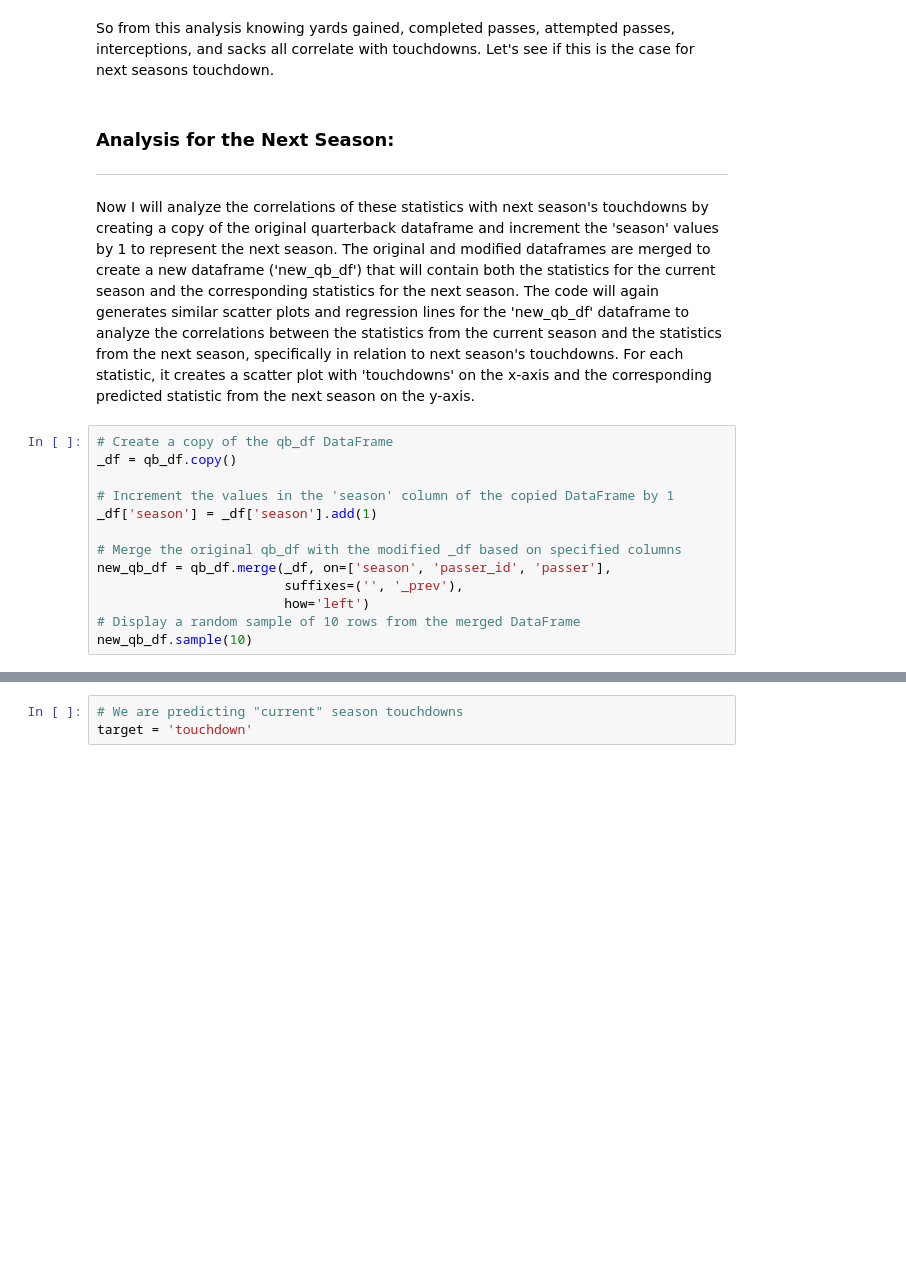
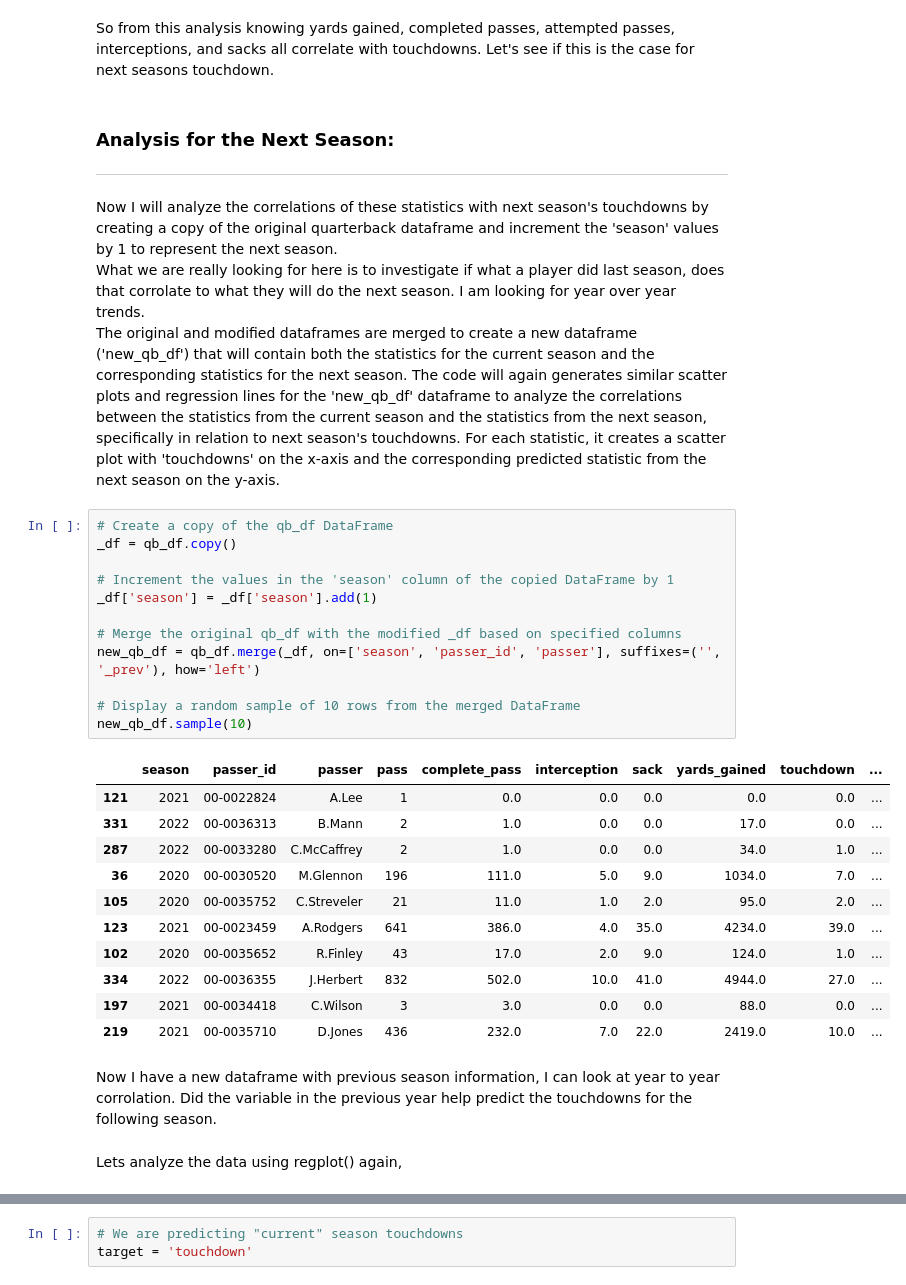
Before and after one commit to Lynch08/Machine_Learning_And_Statistics_2023, a Jupyter notebook: regression.ipynb, the cells around one changed output, grey strips where cells are left out. Cells and saved outputs as stored; diff of their text form; blank space fills up the shorter version.

```diff
--- a/regression.ipynb
+++ b/regression.ipynb
@@ -458,22 +578,38 @@ So from this analysis knowing yards gained, completed passes, attempted passes,
 ***
 
 Now I will analyze the correlations of these statistics with next season's touchdowns by creating a copy of the original quarterback dataframe and increment the 'season' values by 1 to represent the next season.
+What we are really looking for here is to investigate if what a player did last season, does that corrolate to what they will do the next season. I am looking for year over year trends.
 The original and modified dataframes are merged to create a new dataframe ('new_qb_df') that will contain both the statistics for the current season and the corresponding statistics for the next season.
 The code will again generates similar scatter plots and regression lines for the 'new_qb_df' dataframe to analyze the correlations between the statistics from the current season and the statistics from the next season, specifically in relation to next season's touchdowns.
 For each statistic, it creates a scatter plot with 'touchdowns' on the x-axis and the corresponding predicted statistic from the next season on the y-axis.
 # %%
 # Create a copy of the qb_df DataFrame
 _df = qb_df.copy()
 
 # Increment the values in the 'season' column of the copied DataFrame by 1
 _df['season'] = _df['season'].add(1)
 
 # Merge the original qb_df with the modified _df based on specified columns
-new_qb_df = qb_df.merge(_df, on=['season', 'passer_id', 'passer'],
-                        suffixes=('', '_prev'),
-                        how='left')
+new_qb_df = qb_df.merge(_df, on=['season', 'passer_id', 'passer'], suffixes=('', '_prev'), how='left')
+
 # Display a random sample of 10 rows from the merged DataFrame
 new_qb_df.sample(10)
+# %% [output]
+|  | season | passer_id | passer | pass | complete_pass | interception | sack | yards_gained | touchdown | ... |
+| 121 | 2021 | 00-0022824 | A.Lee | 1 | 0.0 | 0.0 | 0.0 | 0.0 | 0.0 | ... |
+| 331 | 2022 | 00-0036313 | B.Mann | 2 | 1.0 | 0.0 | 0.0 | 17.0 | 0.0 | ... |
+| 287 | 2022 | 00-0033280 | C.McCaffrey | 2 | 1.0 | 0.0 | 0.0 | 34.0 | 1.0 | ... |
+| 36 | 2020 | 00-0030520 | M.Glennon | 196 | 111.0 | 5.0 | 9.0 | 1034.0 | 7.0 | ... |
+| 105 | 2020 | 00-0035752 | C.Streveler | 21 | 11.0 | 1.0 | 2.0 | 95.0 | 2.0 | ... |
+| 123 | 2021 | 00-0023459 | A.Rodgers | 641 | 386.0 | 4.0 | 35.0 | 4234.0 | 39.0 | ... |
+| 102 | 2020 | 00-0035652 | R.Finley | 43 | 17.0 | 2.0 | 9.0 | 124.0 | 1.0 | ... |
+| 334 | 2022 | 00-0036355 | J.Herbert | 832 | 502.0 | 10.0 | 41.0 | 4944.0 | 27.0 | ... |
+| 197 | 2021 | 00-0034418 | C.Wilson | 3 | 3.0 | 0.0 | 0.0 | 88.0 | 0.0 | ... |
+| 219 | 2021 | 00-0035710 | D.Jones | 436 | 232.0 | 7.0 | 22.0 | 2419.0 | 10.0 | ... |
+# %% [markdown]
+Now I have a new dataframe with previous season information, I can look at year to year corrolation. Did the variable in the previous year help predict the touchdowns for the following season.
+# %% [markdown]
+Lets analyze the data using regplot() again,
 # %%
 variables_to_analyze = ['touchdown_prev', 'yards_gained_prev',
                         'complete_pass_prev', 'pass_prev',
```
Also changed, not shown: parts of 41 cells of this notebook, 2 other files.
